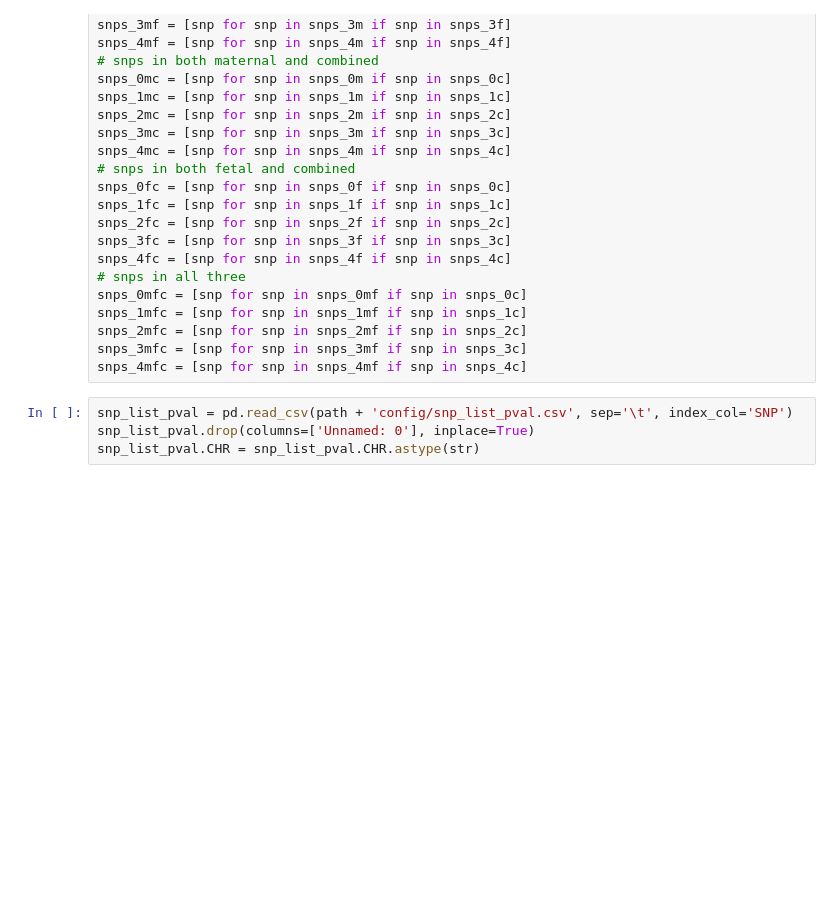
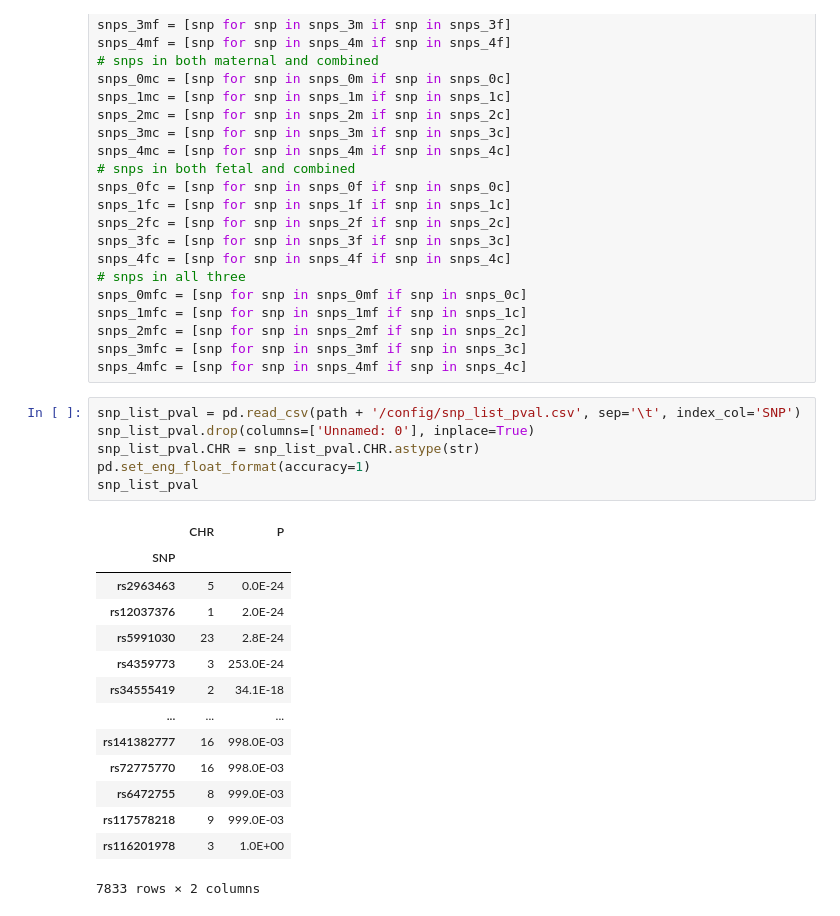
Before and after one commit to PerinatalLab/ml_genetics, a Jupyter notebook: workflow/scripts/tables/meta_tables.ipynb, the cells around one changed output. Saved outputs shown, nothing was run; the diff lists cells and outputs as text; blank space fills up the shorter version.

```diff
--- a/workflow/scripts/tables/meta_tables.ipynb
+++ b/workflow/scripts/tables/meta_tables.ipynb
@@ -85,9 +107,26 @@ snps_2mfc = [snp for snp in snps_2mf if snp in snps_2c]
 snps_3mfc = [snp for snp in snps_3mf if snp in snps_3c]
 snps_4mfc = [snp for snp in snps_4mf if snp in snps_4c]
 # %%
-snp_list_pval = pd.read_csv(path + 'config/snp_list_pval.csv', sep='\t', index_col='SNP')
+snp_list_pval = pd.read_csv(path + '/config/snp_list_pval.csv', sep='\t', index_col='SNP')
 snp_list_pval.drop(columns=['Unnamed: 0'], inplace=True)
 snp_list_pval.CHR = snp_list_pval.CHR.astype(str)
+pd.set_eng_float_format(accuracy=1)
+snp_list_pval
+# %% [output]
+|  | CHR | P |
+| SNP |  |  |
+| rs2963463 | 5 | 0.0E-24 |
+| rs12037376 | 1 | 2.0E-24 |
+| rs5991030 | 23 | 2.8E-24 |
+| rs4359773 | 3 | 253.0E-24 |
+| rs34555419 | 2 | 34.1E-18 |
+| ... | ... | ... |
+| rs141382777 | 16 | 998.0E-03 |
+| rs72775770 | 16 | 998.0E-03 |
+| rs6472755 | 8 | 999.0E-03 |
+| rs117578218 | 9 | 999.0E-03 |
+| rs116201978 | 3 | 1.0E+00 |
+7833 rows × 2 columns
 # %%
 snp_presence = pd.DataFrame()
 all_snps = set(snps_0m + snps_1m + snps_2m + snps_3m + snps_4m + snps_0f + snps_1f + snps_2f + snps_3f + snps_4f + snps_0c + snps_1c + snps_2c + snps_3c + snps_4c)
```
Also changed, not shown: parts of 6 cells of this notebook, 2 other files.
